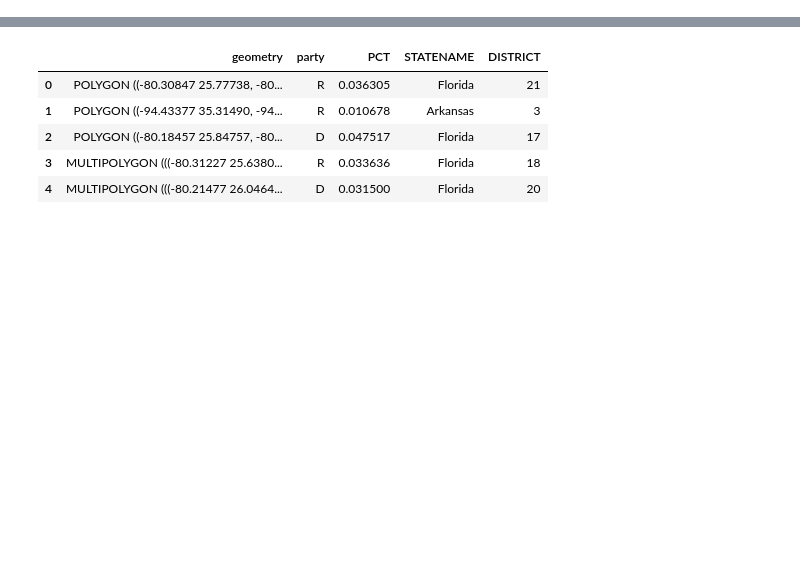
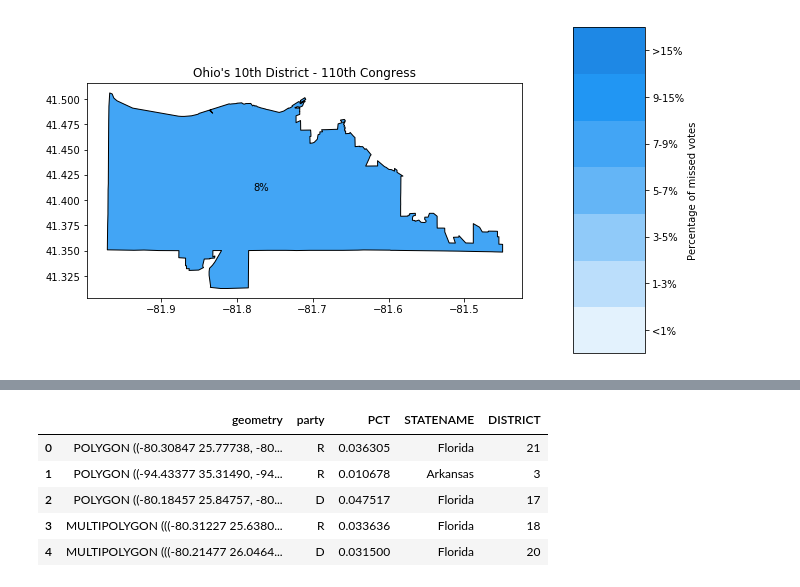
Before and after one commit to rcohngru/congressional-voting-eda, a Jupyter notebook: notebooks/Trying GeoPandas.ipynb, the cells around one changed output, grey strips where cells are left out. Drawn from its saved outputs; the diff is of its cells as text; code cells hidden in the pictures; blank space fills up the shorter version.

```diff
--- a/notebooks/Trying GeoPandas.ipynb
+++ b/notebooks/Trying GeoPandas.ipynb
@@ -27,0 +329,36 @@ def convert_abbrev_to_name(df):
+# %%
+def plot_district(statename, congress, district):
+
+    merged = get_merged_df('house', congress)
+
+    fig, ax = plt.subplots(1, 2, figsize=(10, 6), gridspec_kw={'width_ratios': [6, 1]})
+
+    df = merged[(merged['STATENAME'] == statename) & (merged['DISTRICT'] == str(district))]
+
+    party = df['party'].values[0]
+    pct = df['PCT'].values[0]
+
+    if party == 'R':
+        cmap='Reds'
+    else:
+        cmap='Blues'
+
+    facecolor = get_color(party, pct)
+
+    ax1 = df.plot(ax=ax[0], facecolor=facecolor,
+              edgecolor='black')
+
+    centroid = df.centroid
+
+    cong_ind = get_oral_ind(congress)
+    dist_ind = get_oral_ind(district)
+    title = '%s\'s %d%s District - %d%s Congress' % (statename, district, dist_ind, congress, cong_ind)
+    ax[0].set_title(title)
+    ax[0].text(centroid.x, centroid.y, '%d%%' % (pct * 100))
+
+
+    add_colorbar(ax[1], party)
+# %%
+plot_district('Ohio', 110, district=10)
+# %% [output]
+[figure, added]
```
Also changed, not shown: parts of 21 cells of this notebook, 1 other file.
